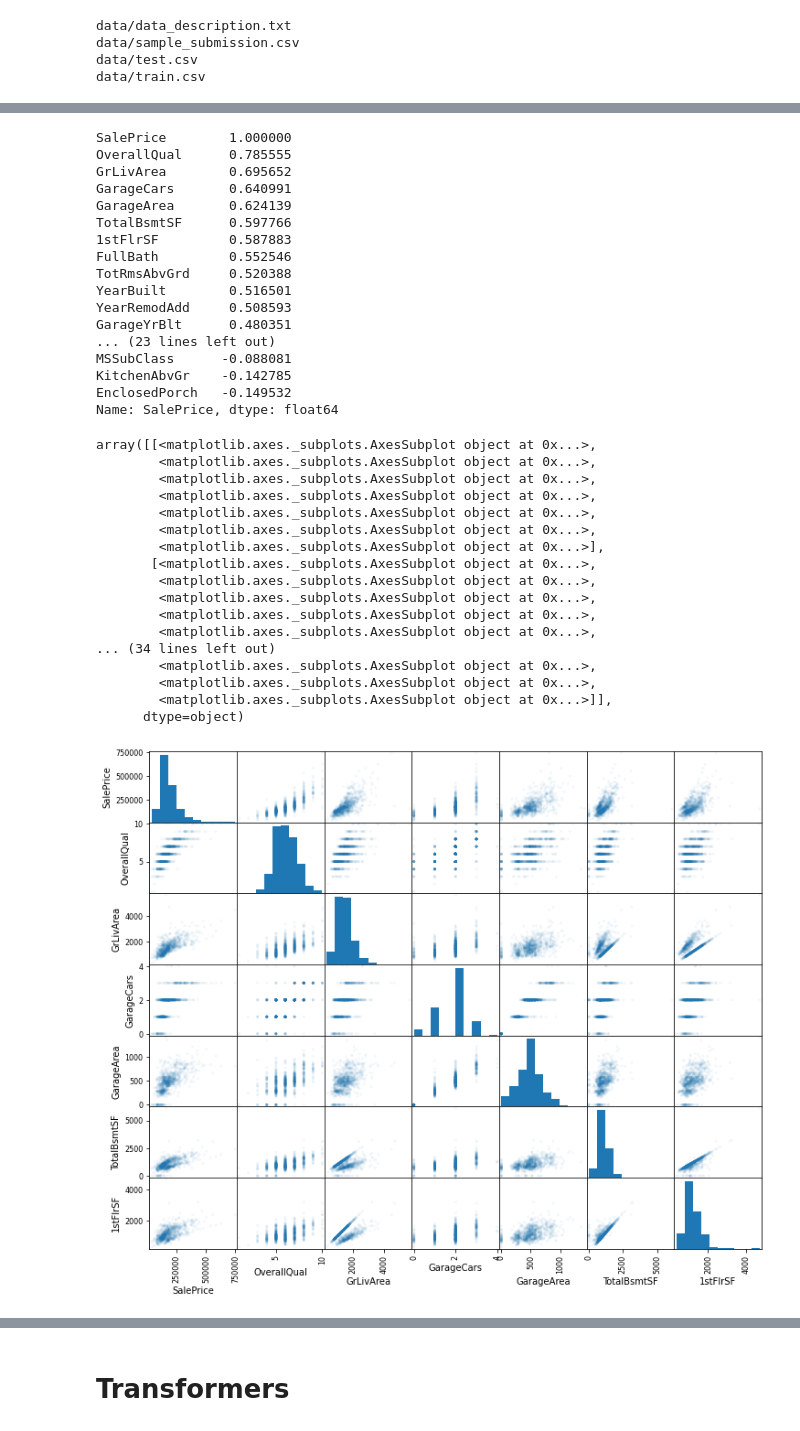
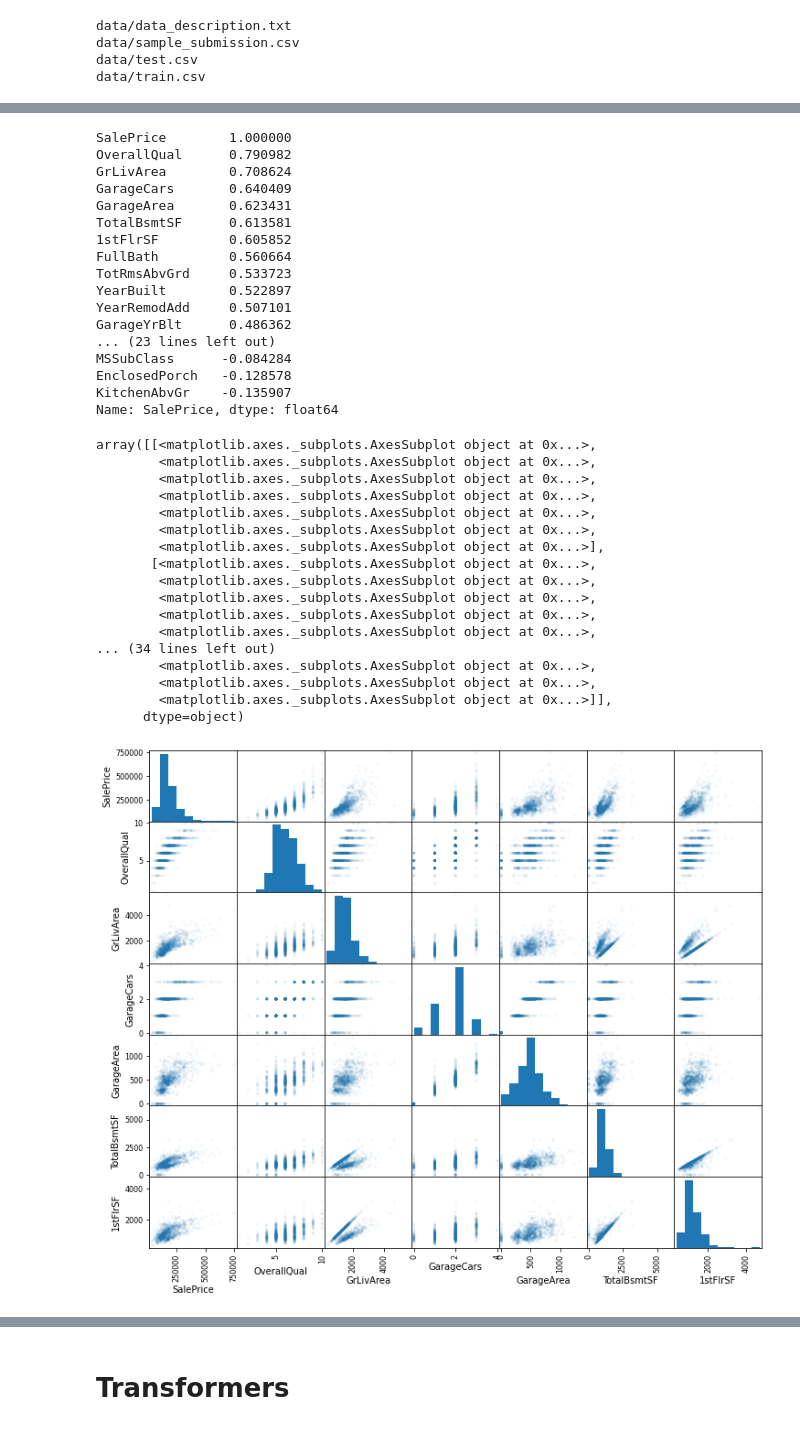
Before and after one commit to briancy02/kaggle-home-prices, a Jupyter notebook: improved_model.ipynb, the cells around one changed output, grey strips where cells are left out. Drawn from its saved outputs; the diff is of its cells as text; code cells hidden in the pictures.

```diff
--- a/improved_model.ipynb
+++ b/improved_model.ipynb
@@ -76,48 +60,48 @@ plt.show()
 # %%
-corr_matrix = train.corr()
-new_obj = corr_matrix["SalePrice"].sort_values(ascending=False)
-print(new_obj)
+corr_matrix = train_set.corr()
+sale_price_corr = corr_matrix["SalePrice"].sort_values(ascending=False)
+print(sale_price_corr)
 # %% [output]
 SalePrice        1.000000
-OverallQual      0.785555
-GrLivArea        0.695652
-GarageCars       0.640991
-GarageArea       0.624139
-TotalBsmtSF      0.597766
-1stFlrSF         0.587883
-FullBath         0.552546
-TotRmsAbvGrd     0.520388
-YearBuilt        0.516501
-YearRemodAdd     0.508593
-GarageYrBlt      0.480351
+OverallQual      0.790982
+GrLivArea        0.708624
+GarageCars       0.640409
+GarageArea       0.623431
+TotalBsmtSF      0.613581
+1stFlrSF         0.605852
+FullBath         0.560664
+TotRmsAbvGrd     0.533723
+YearBuilt        0.522897
+YearRemodAdd     0.507101
+GarageYrBlt      0.486362
 ... (23 lines left out)
-MSSubClass      -0.088081
-KitchenAbvGr    -0.142785
-EnclosedPorch   -0.149532
+MSSubClass      -0.084284
+EnclosedPorch   -0.128578
+KitchenAbvGr    -0.135907
 Name: SalePrice, dtype: float64
 # %%
 from pandas.plotting import scatter_matrix
 
-scatter_matrix(train[["SalePrice", "OverallQual", "GrLivArea", "GarageCars", "GarageArea", "TotalBsmtSF", "1stFlrSF"]], figsize=(12,10),alpha=0.05)
+scatter_matrix(train_set[["SalePrice", "OverallQual", "GrLivArea", "GarageCars", "GarageArea", "TotalBsmtSF", "1stFlrSF"]], figsize=(12,10),alpha=0.05)
 # %% [output]
 array([[<matplotlib.axes._subplots.AxesSubplot object at 0x...>,
         <matplotlib.axes._subplots.AxesSubplot object at 0x...>,
         <matplotlib.axes._subplots.AxesSubplot object at 0x...>,
         <matplotlib.axes._subplots.AxesSubplot object at 0x...>,
         <matplotlib.axes._subplots.AxesSubplot object at 0x...>,
         <matplotlib.axes._subplots.AxesSubplot object at 0x...>,
         <matplotlib.axes._subplots.AxesSubplot object at 0x...>],
        [<matplotlib.axes._subplots.AxesSubplot object at 0x...>,
         <matplotlib.axes._subplots.AxesSubplot object at 0x...>,
         <matplotlib.axes._subplots.AxesSubplot object at 0x...>,
         <matplotlib.axes._subplots.AxesSubplot object at 0x...>,
         <matplotlib.axes._subplots.AxesSubplot object at 0x...>,
 ... (34 lines left out)
         <matplotlib.axes._subplots.AxesSubplot object at 0x...>,
         <matplotlib.axes._subplots.AxesSubplot object at 0x...>,
         <matplotlib.axes._subplots.AxesSubplot object at 0x...>]],
       dtype=object)
-[figure, old version]
+[figure, new version]
 # %%
 keys = corr_matrix["SalePrice"].sort_values(ascending=False).keys()
 def chunks(lst, n):
```
Also changed, not shown: parts of 11 cells of this notebook, 2 other files.
